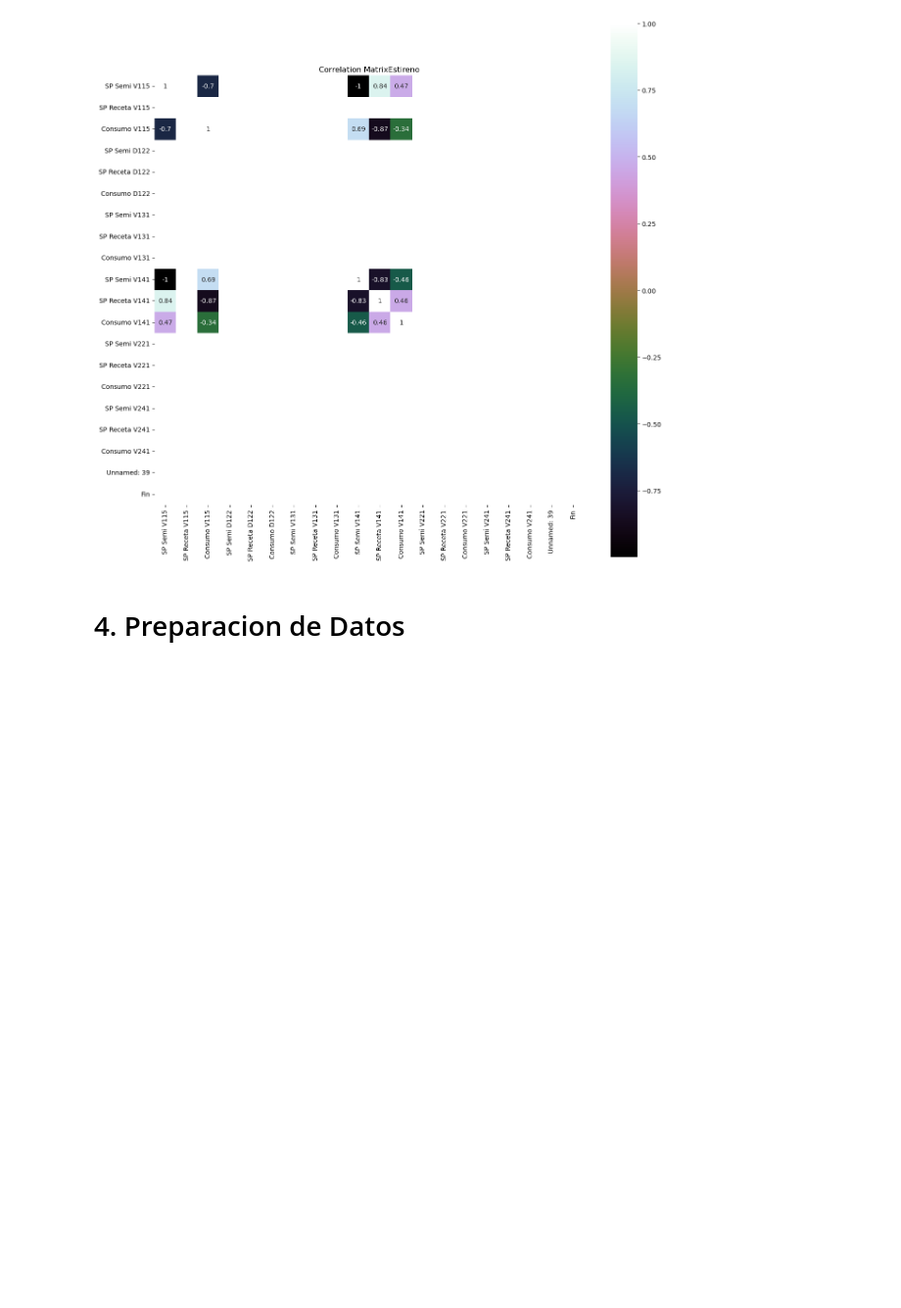
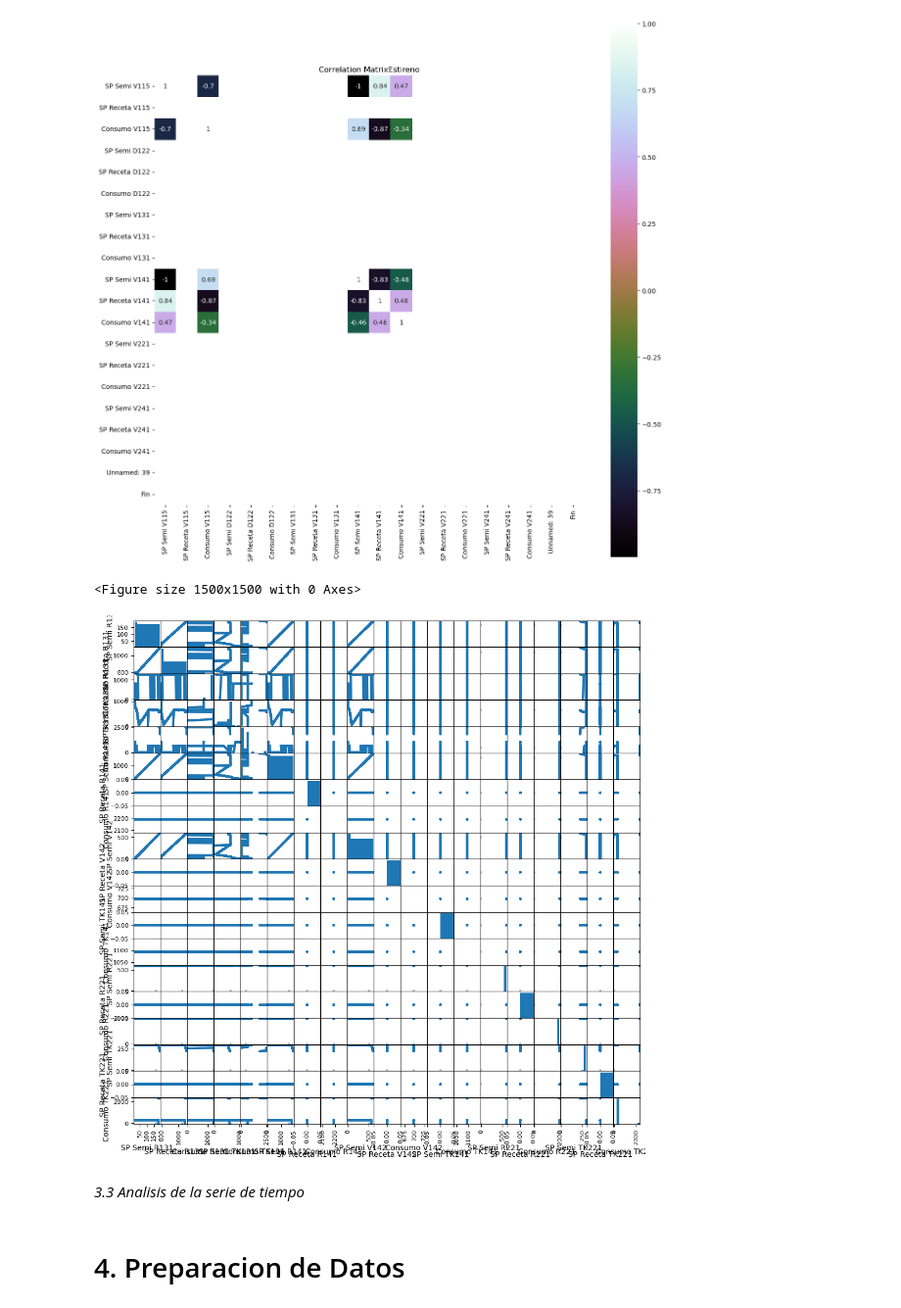
Before and after one commit to AcSsalazar/Proyecto_1_udem, a Jupyter notebook: MP_Consumos_BarbosaV2.ipynb, the cells around one changed output. Shown at 98% size. Drawn from its saved outputs; the diff is of its cells as text; code cells hidden in the pictures; blank space fills up the shorter version.

```diff
--- a/MP_Consumos_BarbosaV2.ipynb
+++ b/MP_Consumos_BarbosaV2.ipynb
@@ -204,11 +205,22 @@ EdaCorr(sample_dfEstireno,"Estireno")
 [figure]
 [figure]
 [figure]
-# %%
-def MatrixScatter():
-    pyplot.figure(figsize=(15,15))
-    scatter_matrix(dataset,figsize=(12,12))
-    pyplot.show()
+# %%
+def MatrixScatter(df):
+    df = df.drop(df.filter(regex='^Partida').columns, axis=1)
+    df = df.drop(df.filter(regex='^Estado').columns, axis=1)
+    df = df.replace('Bad Input', 0)
+    df = df.replace('Tag not found', 0)
+    pyplot.figure(figsize=(15,15))
+    scatter_matrix(df,figsize=(12,12))
+    pyplot.show()
+# %%
+MatrixScatter(sample_dfSoda)
+# %% [output]
+<Figure size 1500x1500 with 0 Axes>
+[figure, added]
+# %% [markdown]
+*3.3 Analisis de la serie de tiempo*
 # %% [markdown]
 # 4. Preparacion de Datos
 # %%
```
Also changed, not shown: parts of 3 cells of this notebook.
